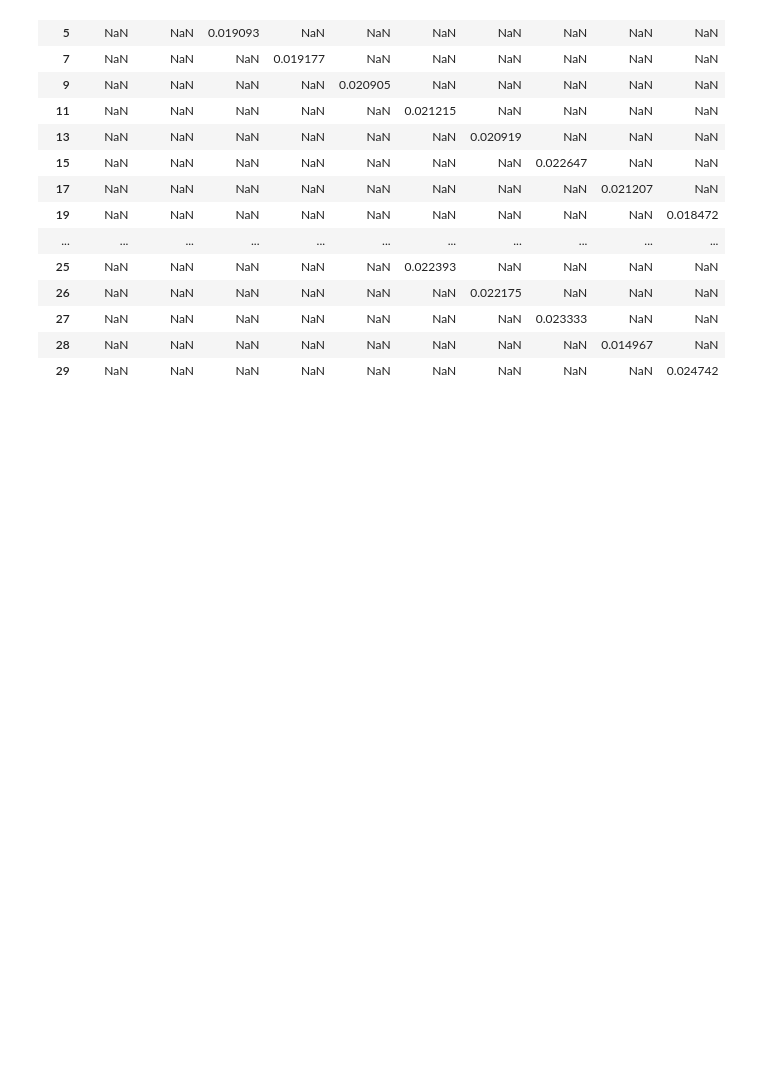
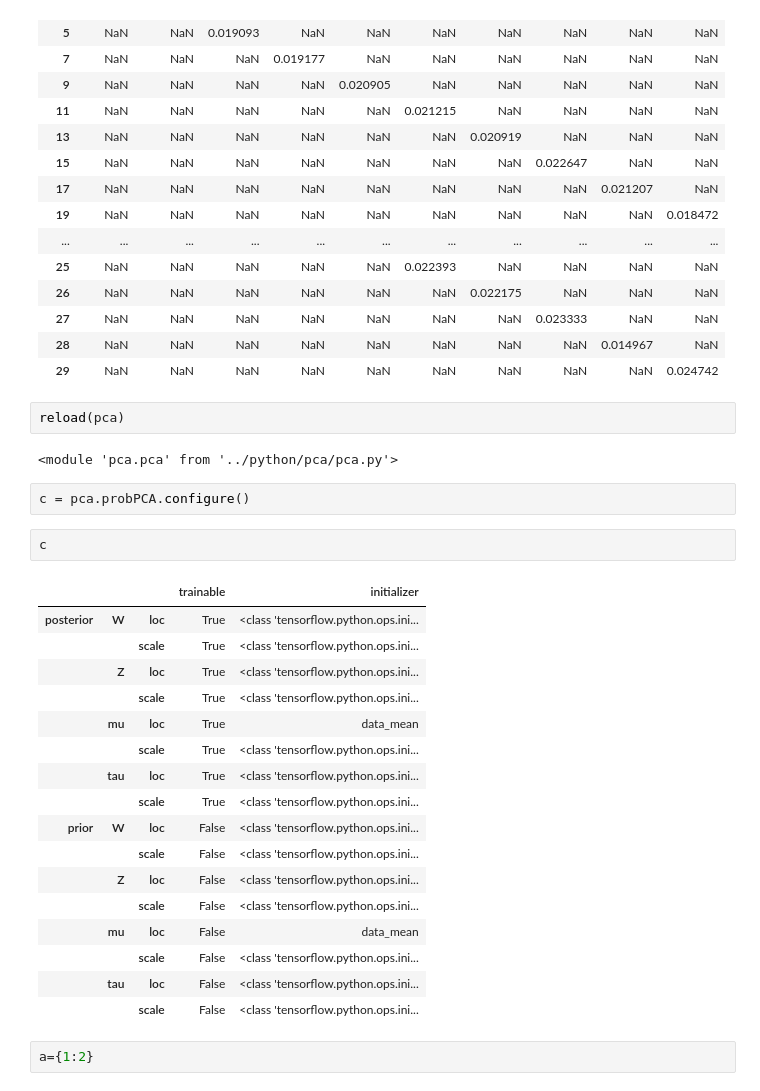
Before and after one commit to betaplane/cezanne, a Jupyter notebook: notebooks/PPCA.ipynb, the cells around one changed output. Cells and saved outputs as stored; diff of their text form; blank space fills up the shorter version.

```diff
--- a/notebooks/PPCA.ipynb
+++ b/notebooks/PPCA.ipynb
@@ -534,3 +530,31 @@ loss[loss.hyper][['mu', 'seed']].pivot(columns='seed')
 | 27 | NaN | NaN | NaN | NaN | NaN | NaN | NaN | 0.023333 | NaN | NaN |
 | 28 | NaN | NaN | NaN | NaN | NaN | NaN | NaN | NaN | 0.014967 | NaN |
 | 29 | NaN | NaN | NaN | NaN | NaN | NaN | NaN | NaN | NaN | 0.024742 |
+# %%
+reload(pca)
+# %% [output]
+<module 'pca.pca' from '../python/pca/pca.py'>
+# %%
+c = pca.probPCA.configure()
+# %%
+c
+# %% [output]
+|  |  |  | trainable | initializer |
+| posterior | W | loc | True | <class 'tensorflow.python.ops.ini... |
+|  |  | scale | True | <class 'tensorflow.python.ops.ini... |
+|  | Z | loc | True | <class 'tensorflow.python.ops.ini... |
+|  |  | scale | True | <class 'tensorflow.python.ops.ini... |
+|  | mu | loc | True | data_mean |
+|  |  | scale | True | <class 'tensorflow.python.ops.ini... |
+|  | tau | loc | True | <class 'tensorflow.python.ops.ini... |
+|  |  | scale | True | <class 'tensorflow.python.ops.ini... |
+| prior | W | loc | False | <class 'tensorflow.python.ops.ini... |
+|  |  | scale | False | <class 'tensorflow.python.ops.ini... |
+|  | Z | loc | False | <class 'tensorflow.python.ops.ini... |
+|  |  | scale | False | <class 'tensorflow.python.ops.ini... |
+|  | mu | loc | False | data_mean |
+|  |  | scale | False | <class 'tensorflow.python.ops.ini... |
+|  | tau | loc | False | <class 'tensorflow.python.ops.ini... |
+|  |  | scale | False | <class 'tensorflow.python.ops.ini... |
+# %%
+a={1:2}
```
Also changed, not shown: parts of 1 cell of this notebook, 2 other files.
